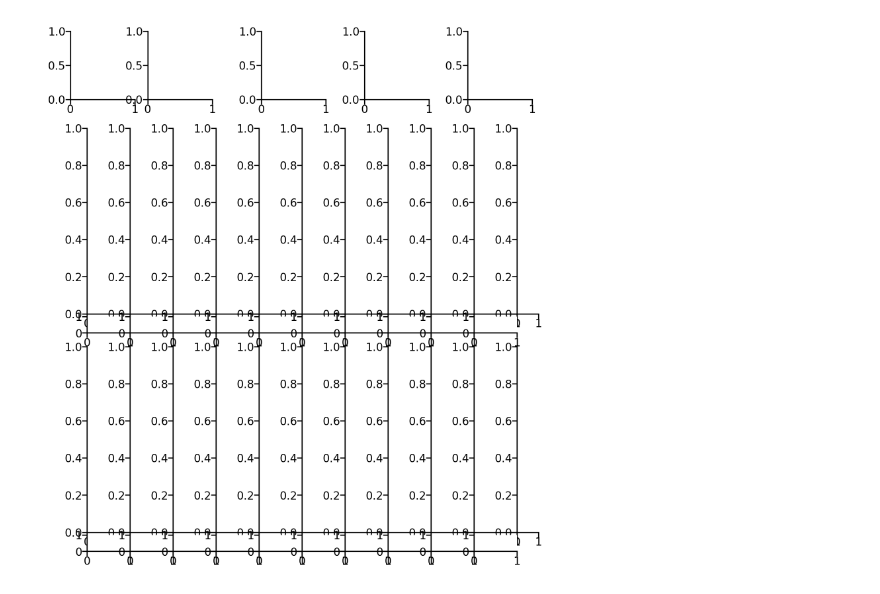
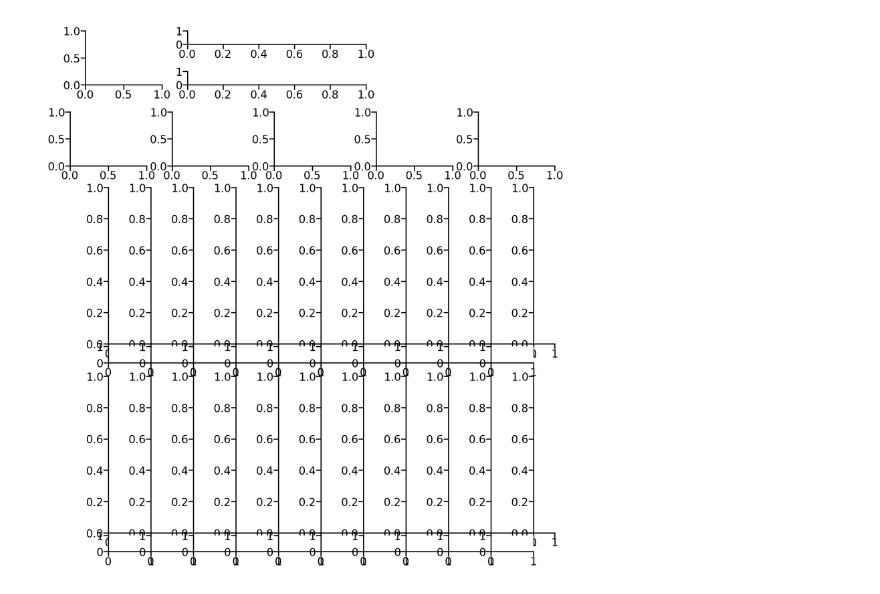
Before and after one commit to yyhhoi/directionalnet, a Jupyter notebook: Check_tempotron_ALLdirections.ipynb, the cells around one changed output. Saved outputs shown, nothing was run; the diff lists cells and outputs as text; code cells hidden in the pictures.

Commit message:
Tempotron confirmed. Figure 6 in progress.

```diff
--- a/Check_tempotron_ALLdirections.ipynb
+++ b/Check_tempotron_ALLdirections.ipynb
@@ -36,47 +37,58 @@ plot_dir = 'plots/fig6'
 os.makedirs(plot_dir, exist_ok=True)
 # %%
 # Top small panels
-ax_h1 = 1/5
+ax_h1 = 0.75/5
 ax_w1 = 1/5
-hgap1 = 0.075
-wgap1 = 0.075
+hgap1 = 0.05
+wgap1 = 0.05
 train_xshift = 0.030
 test_xshift = -0.020
 
 # Raster plots
-ax_h2 = 2/5
+ax_h2 = 1.75/5
 ax_w2 = 1/12  # 0.5/10.5 for 1d weights
 hgap2 = 0.03
 wgap2 = 0
 ras_x_shift = 0.1
 
 # Child plots in the raster plots
 trace_h = 0.03
 trace_hshift = 0.01
 w1d_w = 0.5/12
 
 fig = plt.figure()
 ax_trainScheme = fig.add_axes([ax_w1 * 0 + wgap1/2 + train_xshift, 1 - ax_h1 * 1 + hgap1/2, ax_w1 - wgap1, ax_h1 - hgap1])
-ax_testScheme = fig.add_axes([ax_w1 * 1 + wgap1/2 + test_xshift, 1 - ax_h1 * 1 + hgap1/2, ax_w1 - wgap1, ax_h1 - hgap1])
-ax_acc = fig.add_axes([ax_w1 * 2 + wgap1/2, 1 - ax_h1 * 1 + hgap1/2, ax_w1 - wgap1, ax_h1 - hgap1])
-ax_exW2D = fig.add_axes([ax_w1 * 3 + wgap1/2, 1 - ax_h1 * 1 + hgap1/2, ax_w1 - wgap1, ax_h1 - hgap1])
-ax_inW2D = fig.add_axes([ax_w1 * 4 + wgap1/2, 1 - ax_h1 * 1 + hgap1/2, ax_w1 - wgap1, ax_h1 - hgap1])
+ax_trainSeqIn = fig.add_axes([ax_w1 * 1 + wgap1/2 + train_xshift, 1 - ax_h1 * 0.5 + hgap1/2, ax_w1 * 2 - wgap1, ax_h1/2 - hgap1])
+ax_trainSeqEx = fig.add_axes([ax_w1 * 1 + wgap1/2 + train_xshift, 1 - ax_h1 * 1 + hgap1/2, ax_w1 * 2 - wgap1, ax_h1/2 - hgap1])
 
-ax_inRas180 = [fig.add_axes([ax_w2 * i + ras_x_shift, 1 - ax_h1 - ax_h2 * 1 + trace_h + hgap2/2, ax_w2, ax_h2 - hgap2 - trace_h]) for i in range(10)]
-ax_exRas180 = [fig.add_axes([ax_w2 * i + ras_x_shift, 1 - ax_h1 - ax_h2 * 2 + trace_h + hgap2/2, ax_w2, ax_h2 - hgap2 - trace_h]) for i in range(10)]
 
-ax_inRasW1d = fig.add_axes([ax_w2 * 10 + ras_x_shift, 1 - ax_h1 - ax_h2 * 1 + trace_h + hgap2/2, w1d_w, ax_h2 - hgap2 - trace_h])
-ax_exRasW1d = fig.add_axes([ax_w2 * 10 + ras_x_shift, 1 - ax_h1 - ax_h2 * 2 + trace_h + hgap2/2, w1d_w, ax_h2 - hgap2 - trace_h])
+ax_exW2D = fig.add_axes([ax_w1 * 0 + wgap1/2, 1 - ax_h1 * 2 + hgap1/2, ax_w1 - wgap1, ax_h1 - hgap1])
+ax_inW2D = fig.add_axes([ax_w1 * 1 + wgap1/2, 1 - ax_h1 * 2 + hgap1/2, ax_w1 - wgap1, ax_h1 - hgap1])
 
-ax_inRasTrace = [fig.add_axes([ax_w2 * i + ras_x_shift, 1 - ax_h1 - ax_h2 * 1 + trace_hshift, ax_w2, trace_h]) for i in range(10)]
-ax_exRasTrace = [fig.add_axes([ax_w2 * i + ras_x_shift, 1 - ax_h1 - ax_h2 * 2 + trace_hshift, ax_w2, trace_h]) for i in range(10)]
+ax_acc = fig.add_axes([ax_w1 * 2 + wgap1/2, 1 - ax_h1 * 2 + hgap1/2, ax_w1 - wgap1, ax_h1 - hgap1])
+ax_tpr = fig.add_axes([ax_w1 * 3 + wgap1/2, 1 - ax_h1 * 2 + hgap1/2, ax_w1 - wgap1, ax_h1 - hgap1])
+ax_tnr = fig.add_axes([ax_w1 * 4 + wgap1/2, 1 - ax_h1 * 2 + hgap1/2, ax_w1 - wgap1, ax_h1 - hgap1])
+
+
+
+
+ax_inRas180 = [fig.add_axes([ax_w2 * i + ras_x_shift, 1 - ax_h1*2 - ax_h2 * 1 + trace_h + hgap2/2, ax_w2, ax_h2 - hgap2 - trace_h]) for i in range(10)]
+ax_exRas180 = [fig.add_axes([ax_w2 * i + ras_x_shift, 1 - ax_h1*2 - ax_h2 * 2 + trace_h + hgap2/2, ax_w2, ax_h2 - hgap2 - trace_h]) for i in range(10)]
+
+ax_inRasW1d = fig.add_axes([ax_w2 * 10 + ras_x_shift, 1 - ax_h1*2 - ax_h2 * 1 + trace_h + hgap2/2, w1d_w, ax_h2 - hgap2 - trace_h])
+ax_exRasW1d = fig.add_axes([ax_w2 * 10 + ras_x_shift, 1 - ax_h1*2 - ax_h2 * 2 + trace_h + hgap2/2, w1d_w, ax_h2 - hgap2 - trace_h])
+
+ax_inRasTrace = [fig.add_axes([ax_w2 * i + ras_x_shift, 1 - ax_h1*2 - ax_h2 * 1 + trace_hshift, ax_w2, trace_h]) for i in range(10)]
+ax_exRasTrace = [fig.add_axes([ax_w2 * i + ras_x_shift, 1 - ax_h1*2 - ax_h2 * 2 + trace_hshift, ax_w2, trace_h]) for i in range(10)]
 
 ax_exinW2D = [ax_exW2D, ax_inW2D]
 ax_exinRas = [ax_exRas180, ax_inRas180]
 ax_exinRasTrace = [ax_exRasTrace, ax_inRasTrace]
 ax_exinRasW1d = [ax_exRasW1d, ax_inRasW1d]
+ax_exinSeq = [ax_trainSeqEx, ax_trainSeqIn]
+# plt.close(fig)
 # %% [output]
-[figure, old version]
+[figure, new version]
 # %%
 def plot_tempotron_traces(axRas, axTrace, axW1d, N, X, Y, Y_pred, temNw, all_nidx, yytun1d, kout_all, tspout_all, val2cmap, traj_deg, exintag):
 
```
Also changed, not shown: parts of 3 cells of this notebook, 4 other files.
